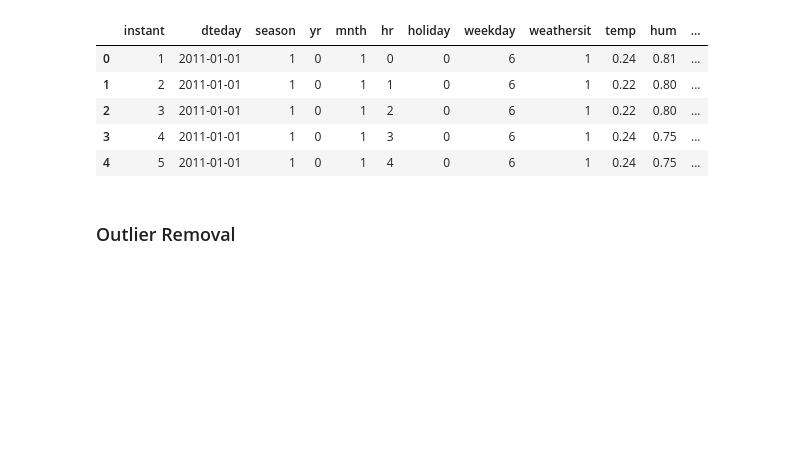
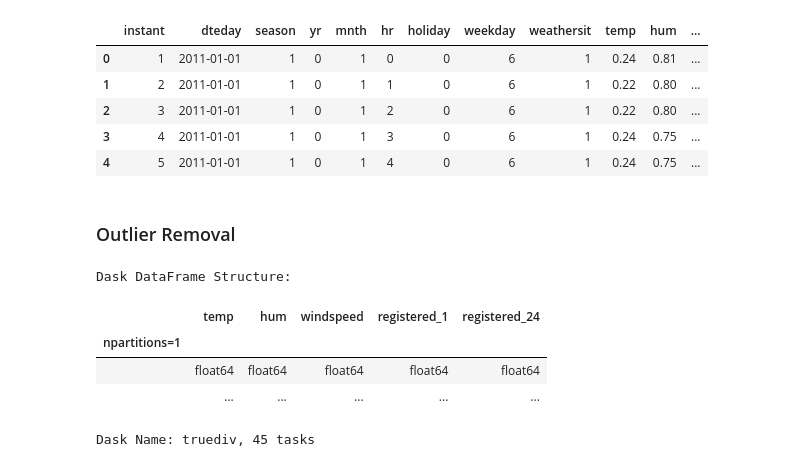
Before and after one commit to victorvu14/Victor_Vu_Dask, a Jupyter notebook: VictorVu_Dask.ipynb, the cells around one changed output. Drawn from its saved outputs; the diff is of its cells as text; code cells hidden in the pictures; blank space fills up the shorter version.

```diff
--- a/VictorVu_Dask.ipynb
+++ b/VictorVu_Dask.ipynb
@@ -504,0 +498,11 @@ lof
+# %%
+from dask_ml.preprocessing import RobustScaler
+transformer = RobustScaler().fit(data[['temp','hum','windspeed','registered_1','registered_24']])
+transformer.transform(data[['temp','hum','windspeed','registered_1','registered_24']])
+# %% [output]
+Dask DataFrame Structure:
+|  | temp | hum | windspeed | registered_1 | registered_24 |
+| npartitions=1 |  |  |  |  |  |
+|  | float64 | float64 | float64 | float64 | float64 |
+|  | ... | ... | ... | ... | ... |
+Dask Name: truediv, 45 tasks
```
Also changed, not shown: parts of 21 cells of this notebook.
